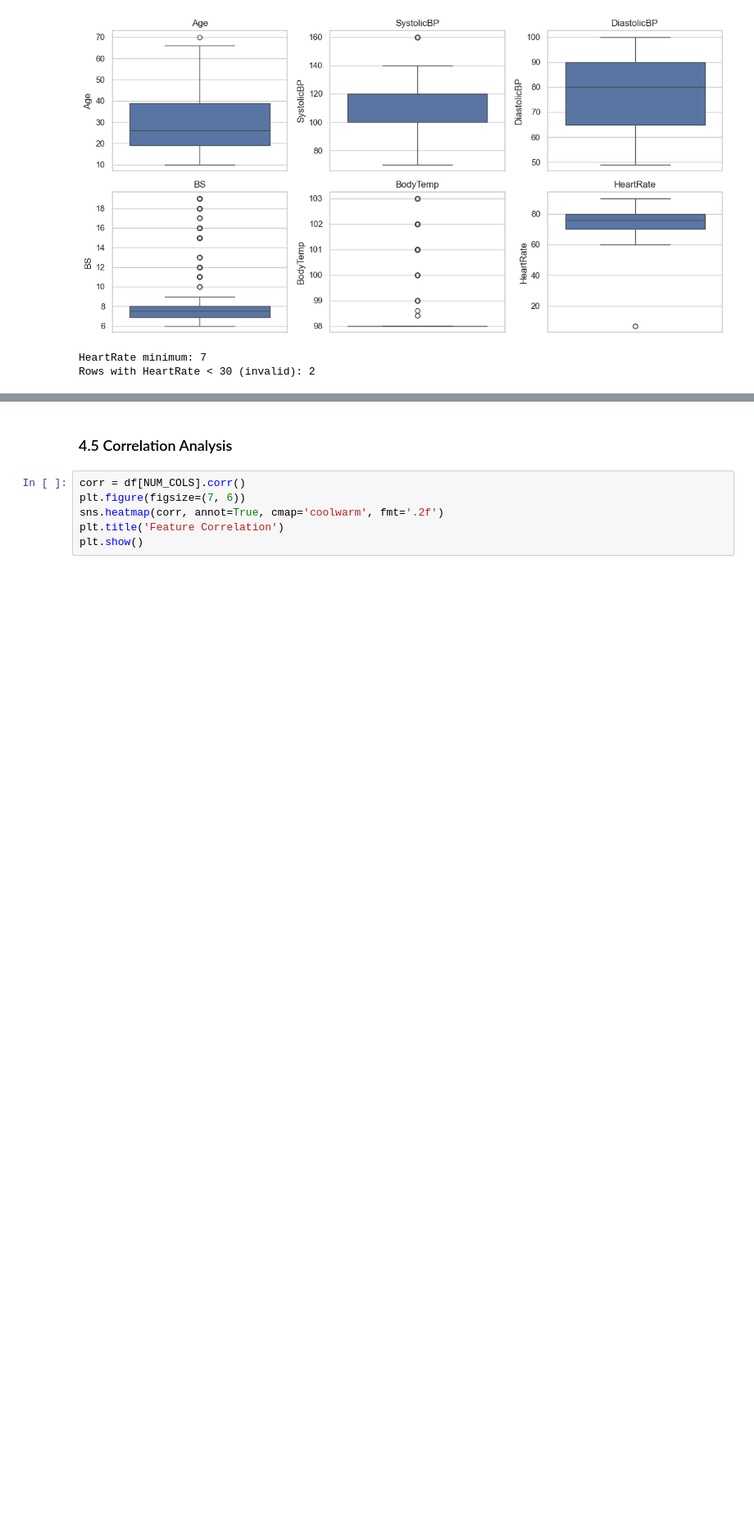
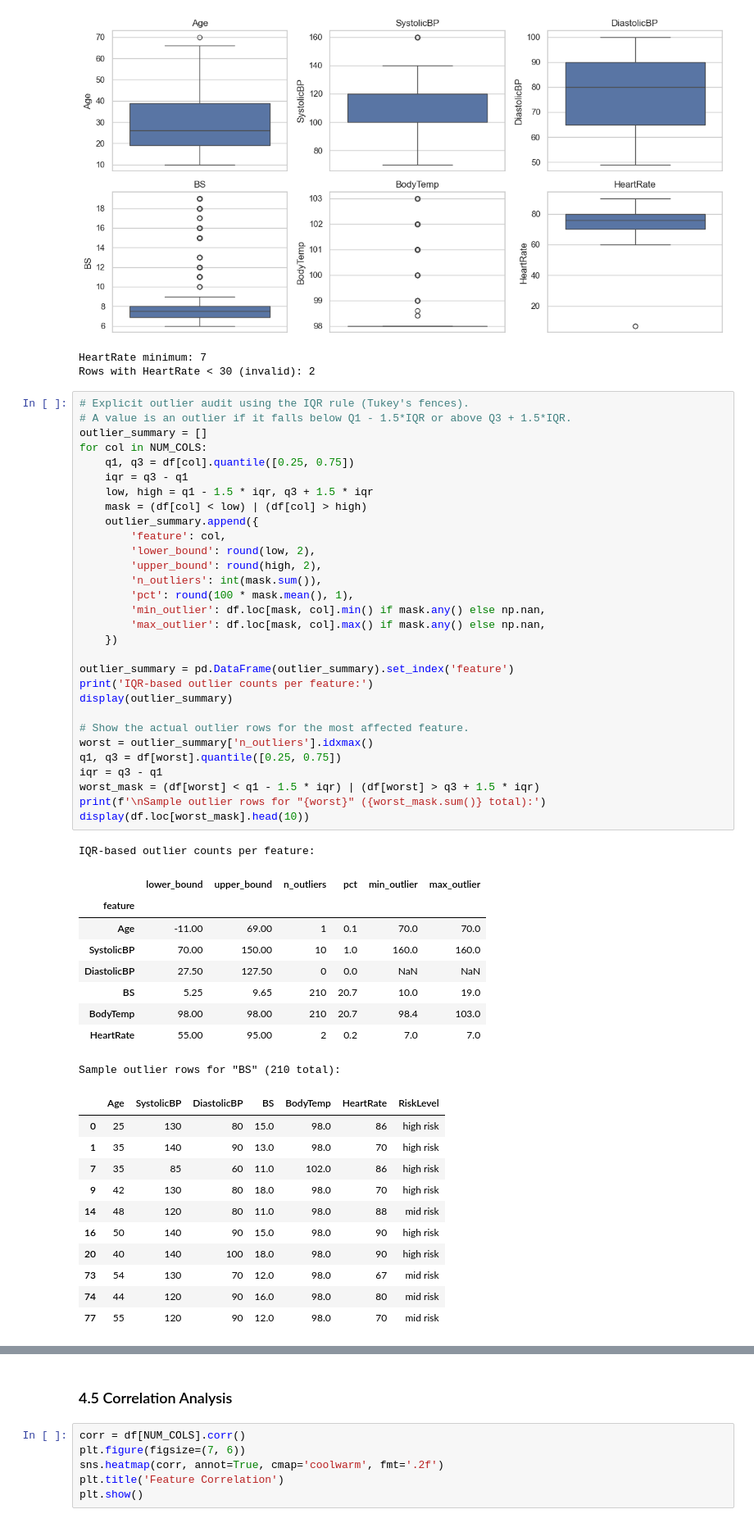
Before and after one commit to Mahedi454/Maternal-Machine-Learning, a Jupyter notebook: Maternal.ipynb, the cells around one changed output, grey strips where cells are left out. Shown at 82% size. Saved outputs shown, nothing was run; the diff lists cells and outputs as text; blank space fills up the shorter version.

```diff
--- a/Maternal.ipynb
+++ b/Maternal.ipynb
@@ -145,3 +150,55 @@ print('Rows with HeartRate < 30 (invalid):', (df['HeartRate'] < 30).sum())
 [figure]
 HeartRate minimum: 7
 Rows with HeartRate < 30 (invalid): 2
+# %%
+# Explicit outlier audit using the IQR rule (Tukey's fences).
+# A value is an outlier if it falls below Q1 - 1.5*IQR or above Q3 + 1.5*IQR.
+outlier_summary = []
+for col in NUM_COLS:
+    q1, q3 = df[col].quantile([0.25, 0.75])
+    iqr = q3 - q1
+    low, high = q1 - 1.5 * iqr, q3 + 1.5 * iqr
+    mask = (df[col] < low) | (df[col] > high)
+    outlier_summary.append({
+        'feature': col,
+        'lower_bound': round(low, 2),
+        'upper_bound': round(high, 2),
+        'n_outliers': int(mask.sum()),
+        'pct': round(100 * mask.mean(), 1),
+        'min_outlier': df.loc[mask, col].min() if mask.any() else np.nan,
+        'max_outlier': df.loc[mask, col].max() if mask.any() else np.nan,
+    })
+
+outlier_summary = pd.DataFrame(outlier_summary).set_index('feature')
+print('IQR-based outlier counts per feature:')
+display(outlier_summary)
+
+# Show the actual outlier rows for the most affected feature.
+worst = outlier_summary['n_outliers'].idxmax()
+q1, q3 = df[worst].quantile([0.25, 0.75])
+iqr = q3 - q1
+worst_mask = (df[worst] < q1 - 1.5 * iqr) | (df[worst] > q3 + 1.5 * iqr)
+print(f'\nSample outlier rows for "{worst}" ({worst_mask.sum()} total):')
+display(df.loc[worst_mask].head(10))
+# %% [output]
+IQR-based outlier counts per feature:
+|  | lower_bound | upper_bound | n_outliers | pct | min_outlier | max_outlier |
+| feature |  |  |  |  |  |  |
+| Age | -11.00 | 69.00 | 1 | 0.1 | 70.0 | 70.0 |
+| SystolicBP | 70.00 | 150.00 | 10 | 1.0 | 160.0 | 160.0 |
+| DiastolicBP | 27.50 | 127.50 | 0 | 0.0 | NaN | NaN |
+| BS | 5.25 | 9.65 | 210 | 20.7 | 10.0 | 19.0 |
+| BodyTemp | 98.00 | 98.00 | 210 | 20.7 | 98.4 | 103.0 |
+| HeartRate | 55.00 | 95.00 | 2 | 0.2 | 7.0 | 7.0 |
+Sample outlier rows for "BS" (210 total):
+|  | Age | SystolicBP | DiastolicBP | BS | BodyTemp | HeartRate | RiskLevel |
+| 0 | 25 | 130 | 80 | 15.0 | 98.0 | 86 | high risk |
+| 1 | 35 | 140 | 90 | 13.0 | 98.0 | 70 | high risk |
+| 7 | 35 | 85 | 60 | 11.0 | 102.0 | 86 | high risk |
+| 9 | 42 | 130 | 80 | 18.0 | 98.0 | 70 | high risk |
+| 14 | 48 | 120 | 80 | 11.0 | 98.0 | 88 | mid risk |
+| 16 | 50 | 140 | 90 | 15.0 | 98.0 | 90 | high risk |
+| 20 | 40 | 140 | 100 | 18.0 | 98.0 | 90 | high risk |
+| 73 | 54 | 130 | 70 | 12.0 | 98.0 | 67 | mid risk |
+| 74 | 44 | 120 | 90 | 16.0 | 98.0 | 80 | mid risk |
+| 77 | 55 | 120 | 90 | 12.0 | 98.0 | 70 | mid risk |
```
Also changed, not shown: parts of 2 cells of this notebook.
